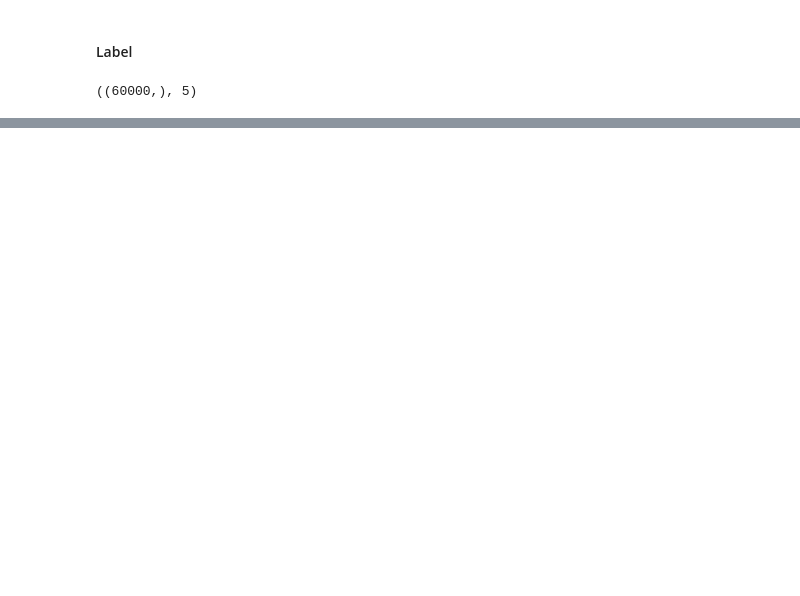
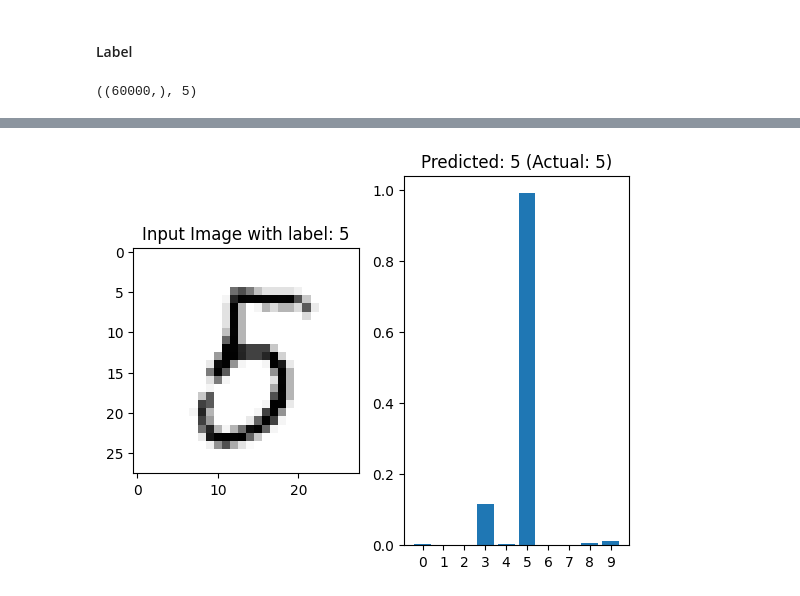
Before and after one commit to nguyenvanhuy0612/DL-1, a Jupyter notebook: MNIST-scratch/Mnist-from-scratch-numpy.ipynb, the cells around one changed output, grey strips where cells are left out. Drawn from its saved outputs; the diff is of its cells as text; code cells hidden in the pictures; blank space fills up the shorter version.

```diff
--- a/MNIST-scratch/Mnist-from-scratch-numpy.ipynb
+++ b/MNIST-scratch/Mnist-from-scratch-numpy.ipynb
@@ -116,0 +459,92 @@ train_labels[0], test_labels_encode[0]
+# %%
+import matplotlib.pyplot as plt
+import numpy as np
+import tensorflow as tf
+
+# Define the get_mnist function
+def get_mnist():
+    (train_images, train_labels), (test_images, test_labels) = tf.keras.datasets.mnist.load_data()
+    train_images = train_images / 255.0
+    test_images = test_images / 255.0
+    train_images = train_images.reshape(-1, 28*28)
+    test_images = test_images.reshape(-1, 28*28)
+    train_labels = tf.keras.utils.to_categorical(train_labels, 10)
+    test_labels = tf.keras.utils.to_categorical(test_labels, 10)
+    #images = np.concatenate((train_images, test_images), axis=0)
+    #labels = np.concatenate((train_labels, test_labels), axis=0)
+    return train_images, train_labels, test_images, test_labels
+
+# Load the data
+train_images, train_labels, test_images, test_labels = get_mnist()
+
+# Initialize weights and biases
+w_i_h = np.random.uniform(-0.5, 0.5, (20, 784))
+b_i_h = np.zeros((20, 1))
+w_h_o = np.random.uniform(-0.5, 0.5, (10, 20))
+b_h_o = np.zeros((10, 1))
+
+# Training parameters
+learn_rate = 0.01
+epochs = 3
+
+# Training loop
+for epoch in range(epochs):
+    nr_correct = 0  # Reset nr_correct at the start of each epoch
+    for img, l in zip(train_images, train_labels):
+        img.shape += (1,)
+        l.shape += (1,)
+
+        # Forward propagation: input -> hidden
+        h_pre = b_i_h + w_i_h @ img
+        h = 1 / (1 + np.exp(-h_pre))
+
+        # Forward propagation: hidden -> output
+        o_pre = b_h_o + w_h_o @ h
+        o = 1 / (1 + np.exp(-o_pre))
+
+        # Cost / Error calculation
+        nr_correct += int(np.argmax(o) == np.argmax(l))
+
+        # Backpropagation
+        delta_o = o - l
+        w_h_o -= learn_rate * delta_o @ h.T
+        b_h_o -= learn_rate * delta_o
+        delta_h = w_h_o.T @ delta_o * (h * (1 - h))
+        w_i_h -= learn_rate * delta_h @ img.T
+        b_i_h -= learn_rate * delta_h
+
+    print(f'Tổng số hình: {len(train_images)}, Dự đoán đúng: {nr_correct}')
+    print(f'Acc: {nr_correct / len(train_images) * 100:.2f}%')
+
+# Show result
+# Test model
+index = int(input("Enter a number (0 - 59999): "))
+img = test_images[index]
+label = test_labels[index]
+
+# Plot the input image
+plt.subplot(1, 2, 1)
+plt.imshow(img.reshape(28, 28), cmap="Greys")
+plt.title(f"Input Image with label: {np.argmax(label)}")
+
+# Reshape image for forward propagation
+img = img.reshape(784, 1)
+
+# Forward propagation: input -> hidden
+h_pre = b_i_h + w_i_h @ img
+h = 1 / (1 + np.exp(-h_pre))
+
+# Forward propagation: hidden -> output
+o_pre = b_h_o + w_h_o @ h
+o = 1 / (1 + np.exp(-o_pre))
+
+print(f"o = {o}")
+
+# Display the output prediction
+plt.subplot(1, 2, 2)
+plt.bar(range(10), o.flatten())
+plt.xticks(range(10))  # Set x-axis ticks to 0-9
+plt.title(f'Predicted: {o.argmax()} (Actual: {label.argmax()})')
+
+plt.show()
+# %% [output]
@@ -116,0 +567 @@ train_labels[0], test_labels_encode[0]
+[figure, added]
```
Also changed, not shown: parts of 26 cells of this notebook, 2 other files.
